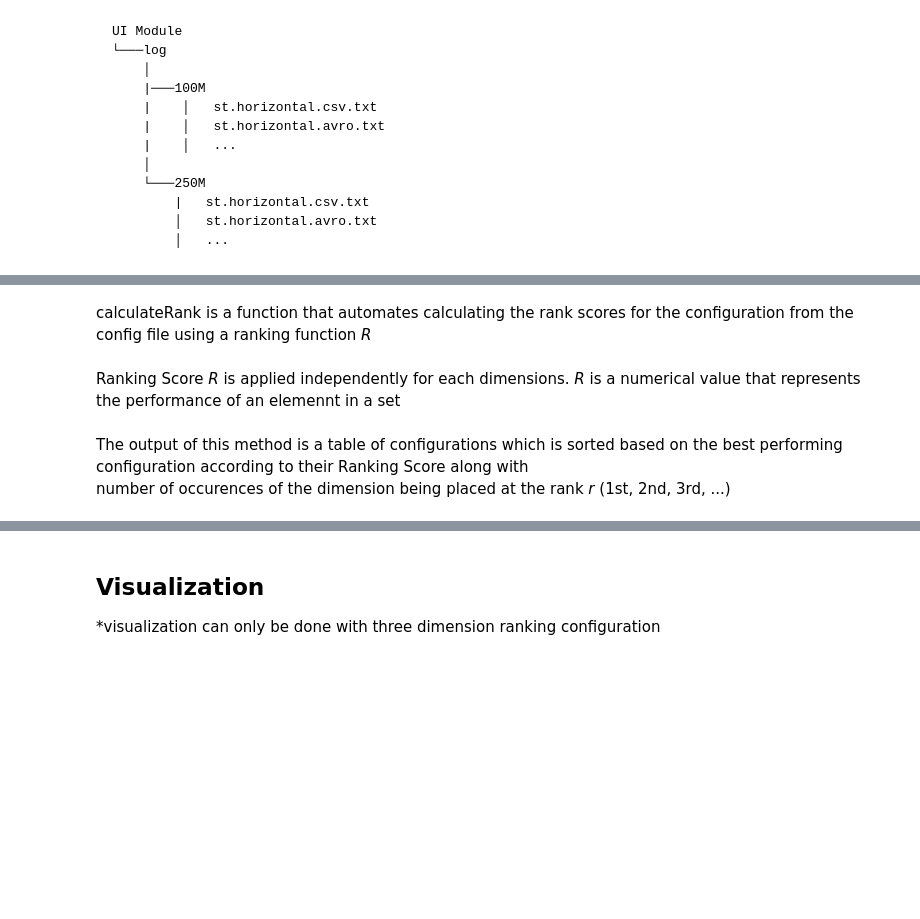
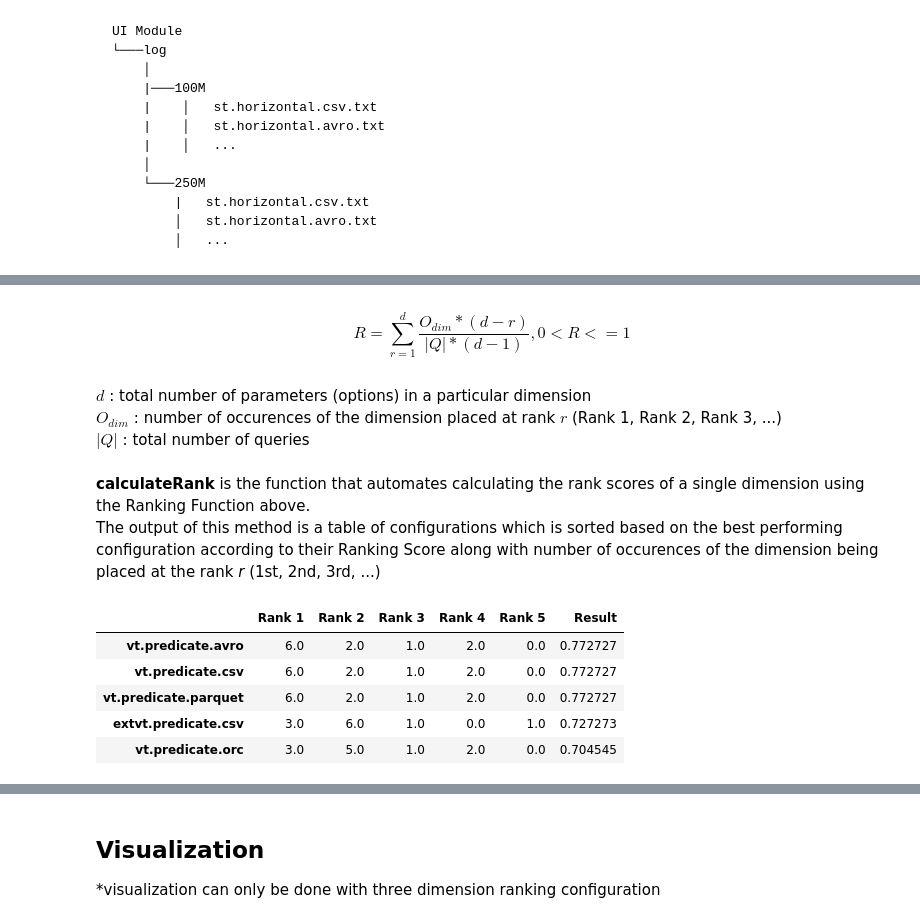
Before and after one commit to DataSystemsGroupUT/PAPyA, a Jupyter notebook: UI Module/BenchRanker.ipynb, the cells around one changed output, grey strips where cells are left out. Saved outputs shown, nothing was run; the diff lists cells and outputs as text; code cells hidden in the pictures; blank space fills up the shorter version.

```diff
--- a/UI Module/BenchRanker.ipynb
+++ b/UI Module/BenchRanker.ipynb
@@ -41,0 +45,6 @@ UI Module
+# %% [markdown]
+$$R =\sum \limits _{r=1} ^{d} \frac{O_{dim} * (d-r)}{|Q| * (d-1)}, 0<R<=1$$
+# %% [markdown]
+$d$         : total number of parameters (options) in a particular dimension<br>
+$O_{dim}$   : number of occurences of the dimension placed at rank $r$ (Rank 1, Rank 2, Rank 3, ...)<br>
+$|Q|$       : total number of queries
@@ -42,5 +58,3 @@ UI Module
 # %% [markdown]
-calculateRank is a function that automates calculating the rank scores for the configuration from the config file using a ranking function _R_<br><br>
-Ranking Score _R_ is applied independently for each dimensions. _R_ is a numerical value that represents the performance of an elemennt in a set<br><br>
-The output of this method is a table of configurations which is sorted based on the best performing configuration according to their Ranking Score along with <br>
-number of occurences of the dimension being placed at the rank _r_ (1st, 2nd, 3rd, ...)
+<b>calculateRank</b> is the function that automates calculating the rank scores of a single dimension using the Ranking Function above.<br>
+The output of this method is a table of configurations which is sorted based on the best performing configuration according to their Ranking Score along with number of occurences of the dimension being placed at the rank _r_ (1st, 2nd, 3rd, ...)
@@ -53,0 +61,10 @@ storageSDRank = SDRank(config, logs, '100M', 'storage')
+# %%
+# this is the top 5 rank scores of configurations in schema dimension sorted from best to worst
+schemaSDRank.calculateRank().head()
+# %% [output]
+|  | Rank 1 | Rank 2 | Rank 3 | Rank 4 | Rank 5 | Result |
+| vt.predicate.avro | 6.0 | 2.0 | 1.0 | 2.0 | 0.0 | 0.772727 |
+| vt.predicate.csv | 6.0 | 2.0 | 1.0 | 2.0 | 0.0 | 0.772727 |
+| vt.predicate.parquet | 6.0 | 2.0 | 1.0 | 2.0 | 0.0 | 0.772727 |
+| extvt.predicate.csv | 3.0 | 6.0 | 1.0 | 0.0 | 1.0 | 0.727273 |
+| vt.predicate.orc | 3.0 | 5.0 | 1.0 | 2.0 | 0.0 | 0.704545 |
```
Also changed, not shown: parts of 55 cells of this notebook, 8 other files.
